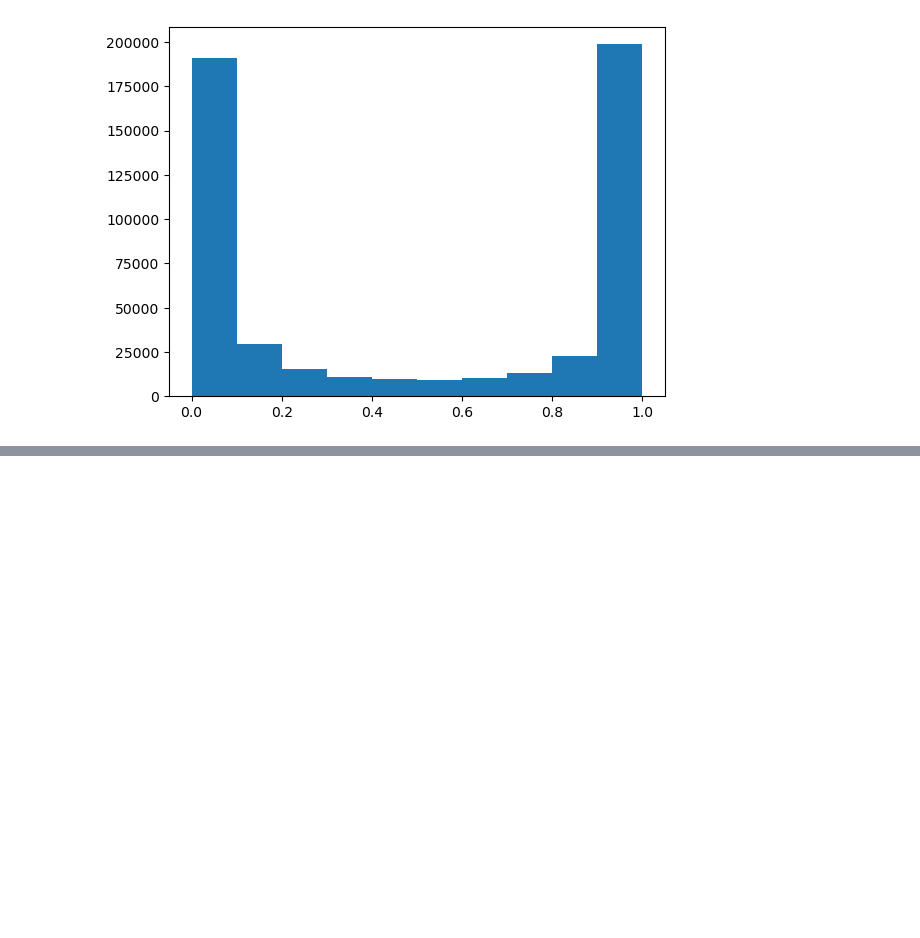
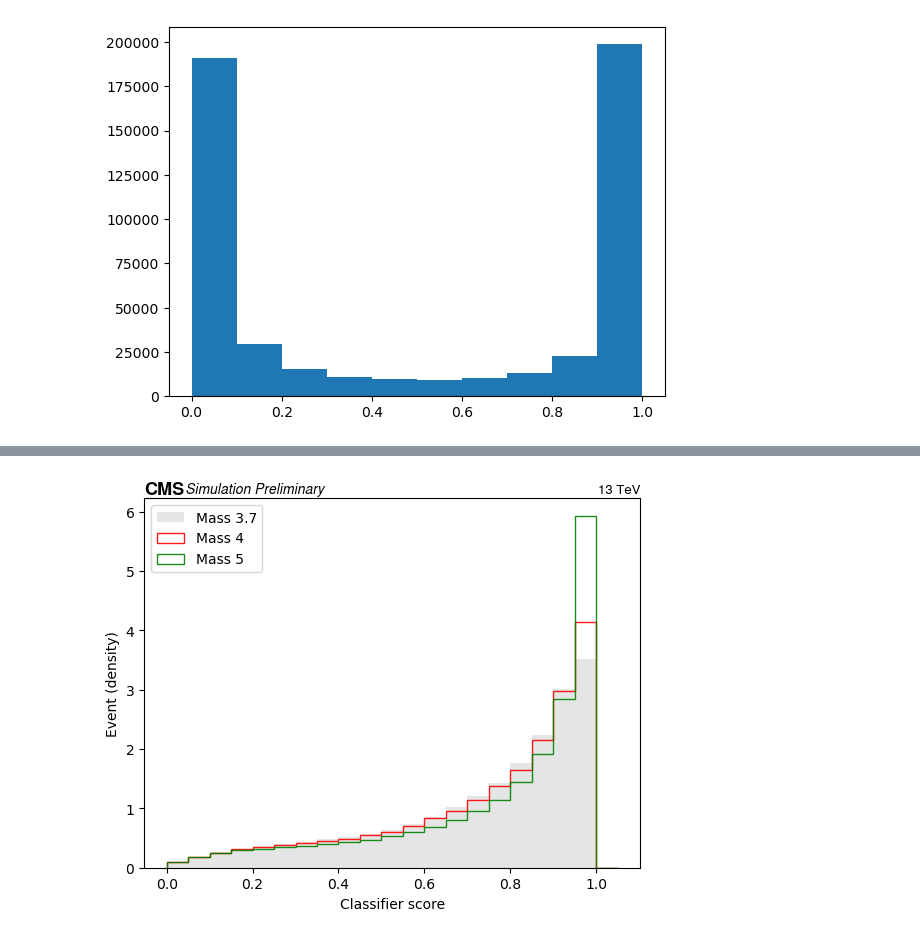
Before and after one commit to bhbam/H_AA_CLuster_jupyter_notebooks, a Jupyter notebook: PL_signal_score_test_for_classification_from_h5py_files.ipynb, the cells around one changed output, grey strips where cells are left out. Cells and saved outputs as stored; diff of their text form; code cells hidden in the pictures; blank space fills up the shorter version.

```diff
--- a/PL_signal_score_test_for_classification_from_h5py_files.ipynb
+++ b/PL_signal_score_test_for_classification_from_h5py_files.ipynb
@@ -238,5 +238,13 @@ plt.hist(y_pred)
  <BarContainer object of 10 artists>)
 [figure]
 # %%
-len(y_true[y_true==0])
+files3p7 = glob.glob("/global/u1/b/bbbam/signal_classifier/Mass_3p7/Inference_13_channels_classifier_ResNet_3/INFERENCE_DATA/*")
+files4 = glob.glob("/global/u1/b/bbbam/signal_classifier/Mass_4/Inference_13_channels_classifier_ResNet_3/INFERENCE_DATA/*")
+files5 = glob.glob("/global/u1/b/bbbam/signal_classifier/Mass_5/Inference_13_channels_classifier_ResNet_3/INFERENCE_DATA/*")
+files6 = glob.glob("/global/u1/b/bbbam/signal_classifier/DYTT/Inference_13_channels_classifier_ResNet_3/INFERENCE_DATA/*")
+files8 = glob.glob("/global/u1/b/bbbam/signal_classifier/QCD/Inference_13_channels_classifier_ResNet_3/INFERENCE_DATA/*")
+files10 = glob.glob("/global/u1/b/bbbam/signal_classifier/TTH/Inference_13_channels_classifier_ResNet_3/INFERENCE_DATA/*")
+files12 = glob.glob("/global/u1/b/bbbam/signal_classifier/WJets/Inference_13_channels_classifier_ResNet_3/INFERENCE_DATA/*")
+# files14 = glob.glob("/global/homes/b/bbbam/boosted_tau_classifier_13ch/Inference_Mass_14/INFERENCE_DATA/*")
+files4
 # %% [output]
@@ -243,0 +256,49 @@ len(y_true[y_true==0])
+# %%
+with h5py.File(files3p7[0], 'r') as file3p7:
+        y_pred3p7 = np.squeeze(file3p7['y_pred'][()])
+
+
+with h5py.File(files4[0], 'r') as file4:
+        y_pred4 = np.squeeze(file4['y_pred'][()])
+
+with h5py.File(files5[0], 'r') as file5:
+        y_pred5 = np.squeeze(file5['y_pred'][()])
+
+
+
+with h5py.File(files6[0], 'r') as file6:
+        y_pred6 = np.squeeze(file6['y_pred'][()])
+
+with h5py.File(files8[0], 'r') as file8:
+        y_pred8 = np.squeeze(file8['y_pred'][()])
+
+with h5py.File(files10[0], 'r') as file10:
+        y_pred10 = np.squeeze(file10['y_pred'][()])
+
+
+
+with h5py.File(files12[0], 'r') as file12:
+        y_pred12 = np.squeeze(file12['y_pred'][()])
+
+
+
+# with h5py.File(files14[0], 'r') as file14:
+#         y_pred14 = np.squeeze(file14['y_pred'][()])
+
+
+fig, ax = plt.subplots()
+plt.hist(y_pred3p7, bins = np.arange(0,1.1,0.05), density=True, color='black',label='Mass 3.7',alpha=0.1)
+plt.hist(y_pred4, bins = np.arange(0,1.1,0.05), histtype='step', density=True, color='r',label='Mass 4',alpha=0.9)
+plt.hist(y_pred5, bins = np.arange(0,1.1,0.05), histtype='step', density=True, color='g',label='Mass 5',alpha=0.9)
+# plt.hist(y_pred6, bins = np.arange(0,1.1,0.05), histtype='step', density=True, color='b', label='DYTT', alpha=0.9)
+# plt.hist(y_pred8, bins = np.arange(0,1.1,0.05), histtype='step', density=True, color='black',label='QCD',alpha=0.5)
+# plt.hist(y_pred10, bins = np.arange(0,1.1,0.05),histtype='step', density=True, color='yellow',label='TTH',alpha=0.9)
+# plt.hist(y_pred12, bins = np.arange(0,1.1,0.05),histtype='step', density=True, color='grey',label='WJets',alpha=0.9)
+# plt.hist(y_pred14, bins = np.arange(0,1.1,0.05),histtype='step', density=True, color='b',label='Mass 14',alpha=0.5)
+plt.xlabel('Classifier score')
+plt.ylabel('Event (density)')
+plt.legend(loc='best')
+hep.cms.label(llabel="Simulation Preliminary", rlabel="13 TeV", loc=0, ax=ax)
+plt.show()
+# %% [output]
+[figure, added]
```
Also changed, not shown: parts of 6 cells of this notebook.
